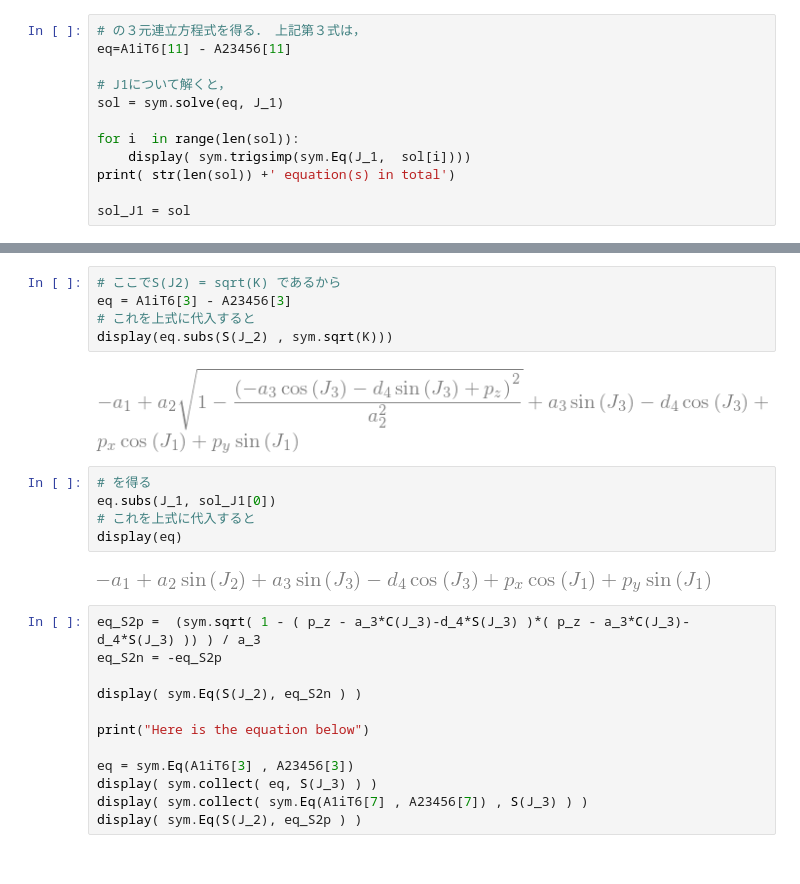
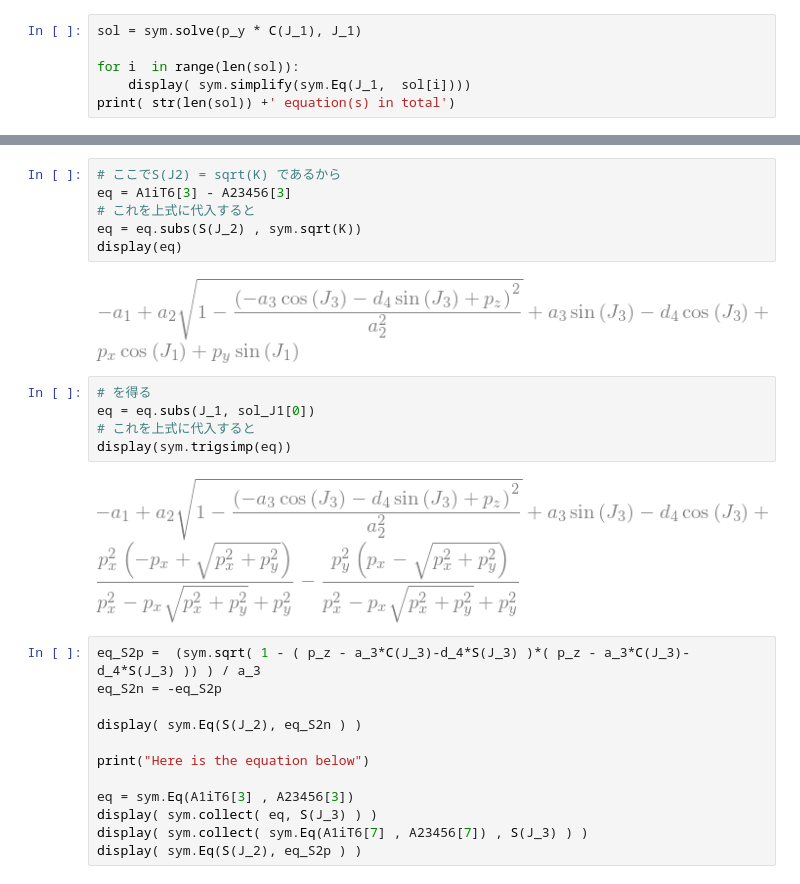
Before and after one commit to maeda-lab/Scaledown, a Jupyter notebook: miyamoto/FK_IK_furukawa.ipynb, the cells around one changed output, grey strips where cells are left out. Drawn from its saved outputs; the diff is of its cells as text.

```diff
--- a/miyamoto/FK_IK_furukawa.ipynb
+++ b/miyamoto/FK_IK_furukawa.ipynb
@@ -251,13 +253,7 @@ sym.Eq(A1iT6[11] , A23456[11])
 # %%
-# の３元連立方程式を得る．　上記第３式は，
-eq=A1iT6[11] - A23456[11]
-
-# J1について解くと，
-sol = sym.solve(eq, J_1)
+sol = sym.solve(p_y * C(J_1), J_1)
 
 for i  in range(len(sol)):
-    display( sym.trigsimp(sym.Eq(J_1,  sol[i])))
+    display( sym.simplify(sym.Eq(J_1,  sol[i])))
 print( str(len(sol)) +' equation(s) in total')
-
-sol_J1 = sol
 # %% [output]
@@ -323,16 +361,17 @@ display(sym.Eq(A1iT6[3] , A23456[3]))
 # ここでS(J2) = sqrt(K) であるから
 eq = A1iT6[3] - A23456[3]
 # これを上式に代入すると
-display(eq.subs(S(J_2) , sym.sqrt(K)))
+eq = eq.subs(S(J_2) , sym.sqrt(K))
+display(eq)
 # %% [output]
 [figure]
 # %%
 # を得る
-eq.subs(J_1, sol_J1[0])
+eq = eq.subs(J_1, sol_J1[0])
 # これを上式に代入すると
-display(eq)
+display(sym.trigsimp(eq))
 # %% [output]
-[figure, old version]
+[figure, new version]
 # %%
 eq_S2p =  (sym.sqrt( 1 - ( p_z - a_3*C(J_3)-d_4*S(J_3) )*( p_z - a_3*C(J_3)-d_4*S(J_3) )) ) / a_3
 eq_S2n = -eq_S2p
```
Also changed, not shown: parts of 14 cells of this notebook.
